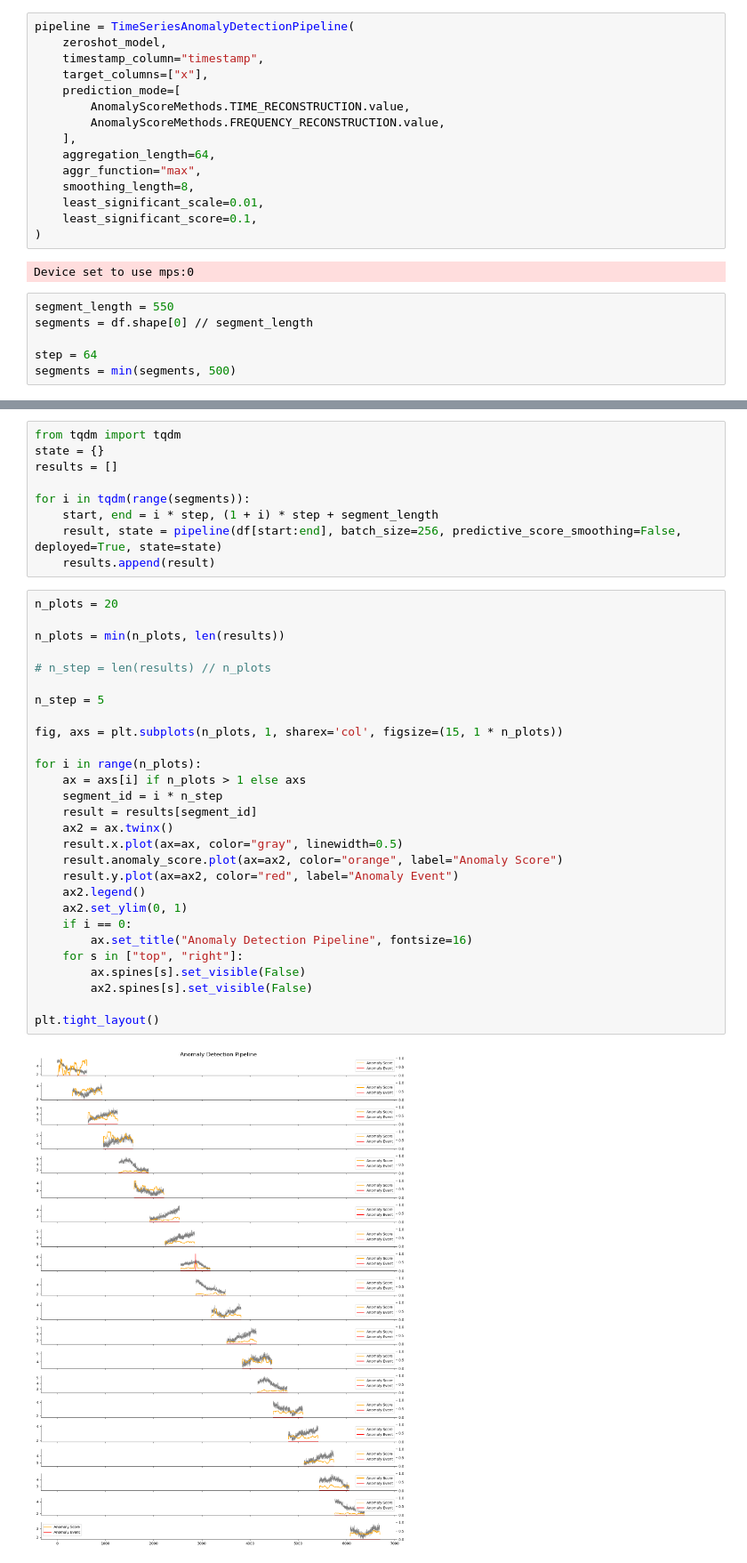
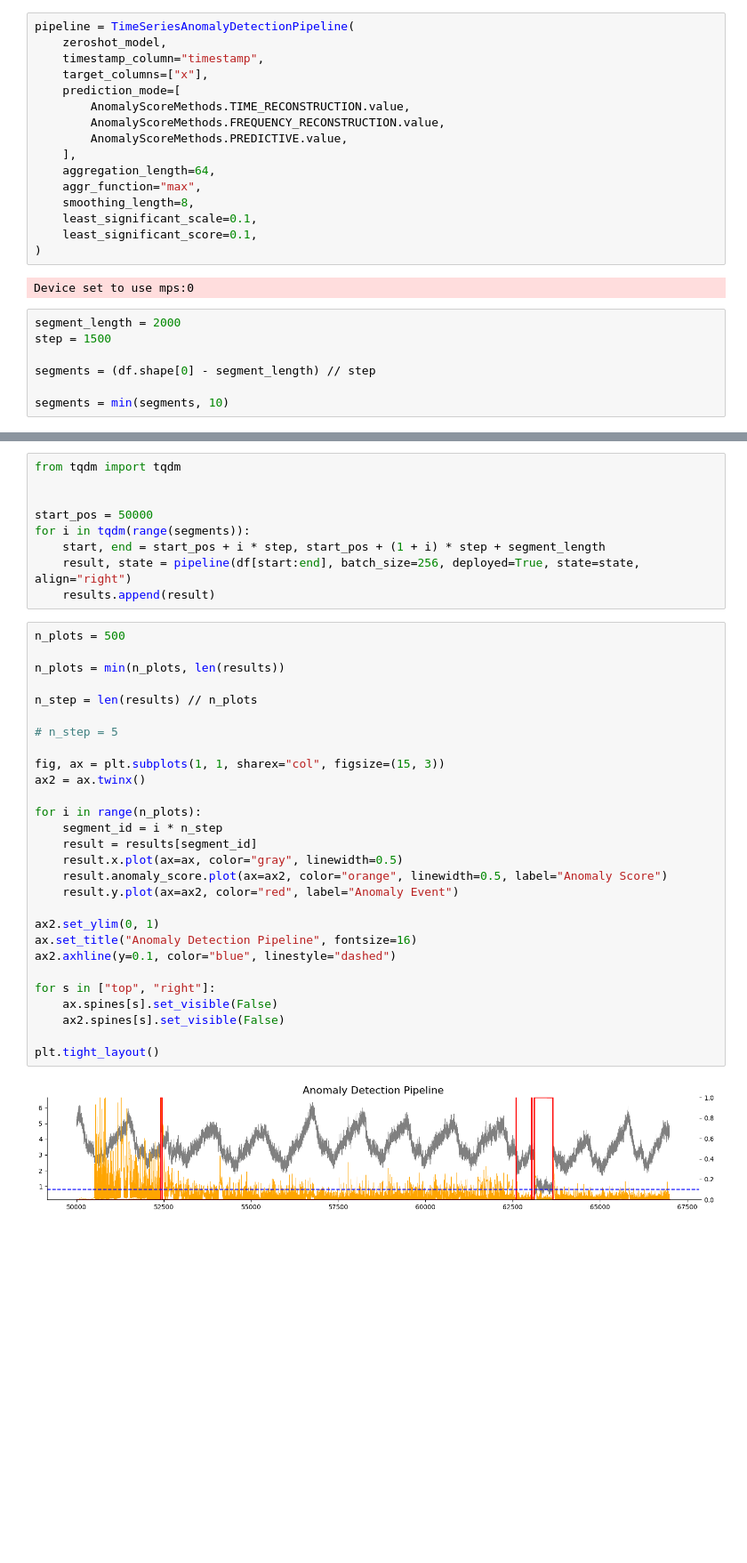
Before and after one commit to ibm-granite/granite-tsfm, a Jupyter notebook: notebooks/hfdemo/rolling_tsad.ipynb, the cells around one changed output, grey strips where cells are left out. Shown at 89% size. Cells and saved outputs as stored; diff of their text form; blank space fills up the shorter version.

```diff
--- a/notebooks/hfdemo/rolling_tsad.ipynb
+++ b/notebooks/hfdemo/rolling_tsad.ipynb
@@ -66,18 +70,20 @@ pipeline = TimeSeriesAnomalyDetectionPipeline(
     prediction_mode=[
         AnomalyScoreMethods.TIME_RECONSTRUCTION.value,
         AnomalyScoreMethods.FREQUENCY_RECONSTRUCTION.value,
+        AnomalyScoreMethods.PREDICTIVE.value,
     ],
     aggregation_length=64,
     aggr_function="max",
     smoothing_length=8,
-    least_significant_scale=0.01,
+    least_significant_scale=0.1,
     least_significant_score=0.1,
 )
 # %% [output]
 Device set to use mps:0
 # %%
-segment_length = 550
-segments = df.shape[0] // segment_length
+segment_length = 2000
+step = 1500
 
-step = 64
-segments = min(segments, 500)
+segments = (df.shape[0] - segment_length) // step
+
+segments = min(segments, 10)
@@ -84,42 +93,42 @@ segments = min(segments, 500)
 # %%
 from tqdm import tqdm
-state = {}
-results = []
 
+
+start_pos = 50000
 for i in tqdm(range(segments)):
-    start, end = i * step, (1 + i) * step + segment_length
-    result, state = pipeline(df[start:end], batch_size=256, predictive_score_smoothing=False, deployed=True, state=state)
+    start, end = start_pos + i * step, start_pos + (1 + i) * step + segment_length
+    result, state = pipeline(df[start:end], batch_size=256, deployed=True, state=state, align="right")
     results.append(result)
 # %%
-n_plots = 20
+n_plots = 500
 
 n_plots = min(n_plots, len(results))
 
-# n_step = len(results) // n_plots
+n_step = len(results) // n_plots
 
-n_step = 5
+# n_step = 5
 
-fig, axs = plt.subplots(n_plots, 1, sharex='col', figsize=(15, 1 * n_plots))
+fig, ax = plt.subplots(1, 1, sharex="col", figsize=(15, 3))
+ax2 = ax.twinx()
 
 for i in range(n_plots):
-    ax = axs[i] if n_plots > 1 else axs
     segment_id = i * n_step
     result = results[segment_id]
-    ax2 = ax.twinx()
     result.x.plot(ax=ax, color="gray", linewidth=0.5)
-    result.anomaly_score.plot(ax=ax2, color="orange", label="Anomaly Score")
+    result.anomaly_score.plot(ax=ax2, color="orange", linewidth=0.5, label="Anomaly Score")
     result.y.plot(ax=ax2, color="red", label="Anomaly Event")
-    ax2.legend()
-    ax2.set_ylim(0, 1)
-    if i == 0:
-        ax.set_title("Anomaly Detection Pipeline", fontsize=16)
-    for s in ["top", "right"]:
-        ax.spines[s].set_visible(False)
-        ax2.spines[s].set_visible(False)
+
+ax2.set_ylim(0, 1)
+ax.set_title("Anomaly Detection Pipeline", fontsize=16)
+ax2.axhline(y=0.1, color="blue", linestyle="dashed")
+
+for s in ["top", "right"]:
+    ax.spines[s].set_visible(False)
+    ax2.spines[s].set_visible(False)
 
 plt.tight_layout()
 # %% [output]
-[figure, old version]
+[figure, new version]
 # %%
 state
 # %% [output]
```
Also changed, not shown: parts of 10 cells of this notebook, 1 other file.
